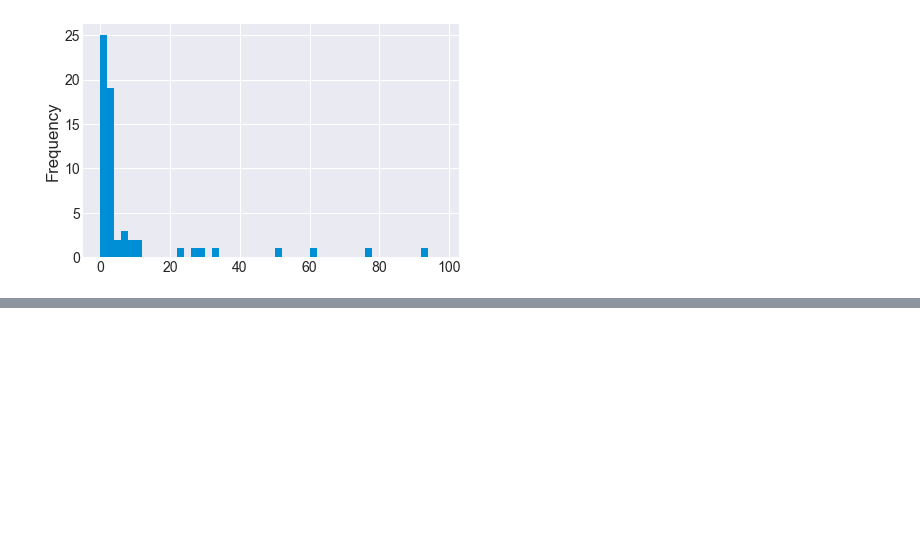
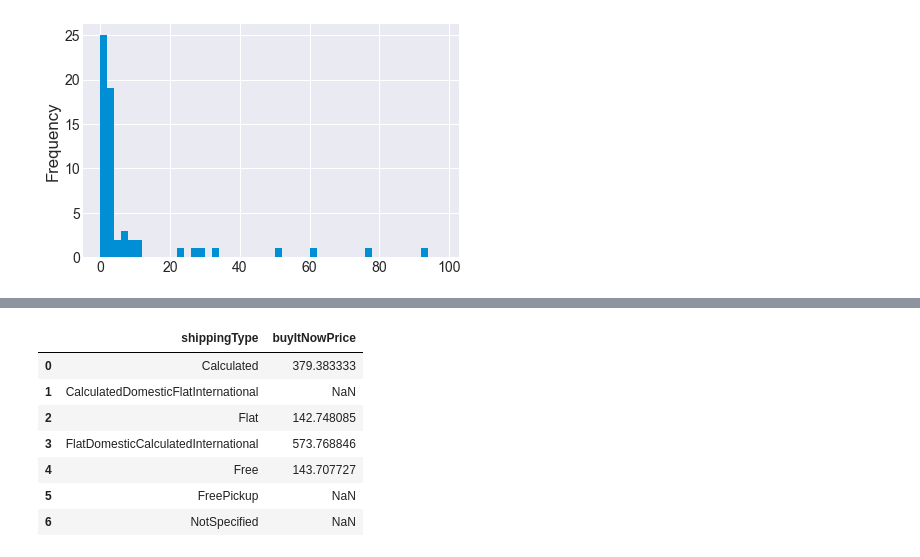
Before and after one commit to slevin886/Roman_Coin_Pricing, a Jupyter notebook: Roman_Coin_EDA .ipynb, the cells around one changed output, grey strips where cells are left out. Drawn from its saved outputs; the diff is of its cells as text; code cells hidden in the pictures; blank space fills up the shorter version.

```diff
--- a/Roman_Coin_EDA .ipynb
+++ b/Roman_Coin_EDA .ipynb
@@ -106,0 +121,11 @@ df['watchCount'].value_counts(dropna=False).plot(kind='hist', bins=np.arange(0,
+# %%
+df.groupby('shippingType', as_index=False)['buyItNowPrice'].mean()
+# %% [output]
+|  | shippingType | buyItNowPrice |
+| 0 | Calculated | 379.383333 |
+| 1 | CalculatedDomesticFlatInternational | NaN |
+| 2 | Flat | 142.748085 |
+| 3 | FlatDomesticCalculatedInternational | 573.768846 |
+| 4 | Free | 143.707727 |
+| 5 | FreePickup | NaN |
+| 6 | NotSpecified | NaN |
```
Also changed, not shown: parts of 7 cells of this notebook.
